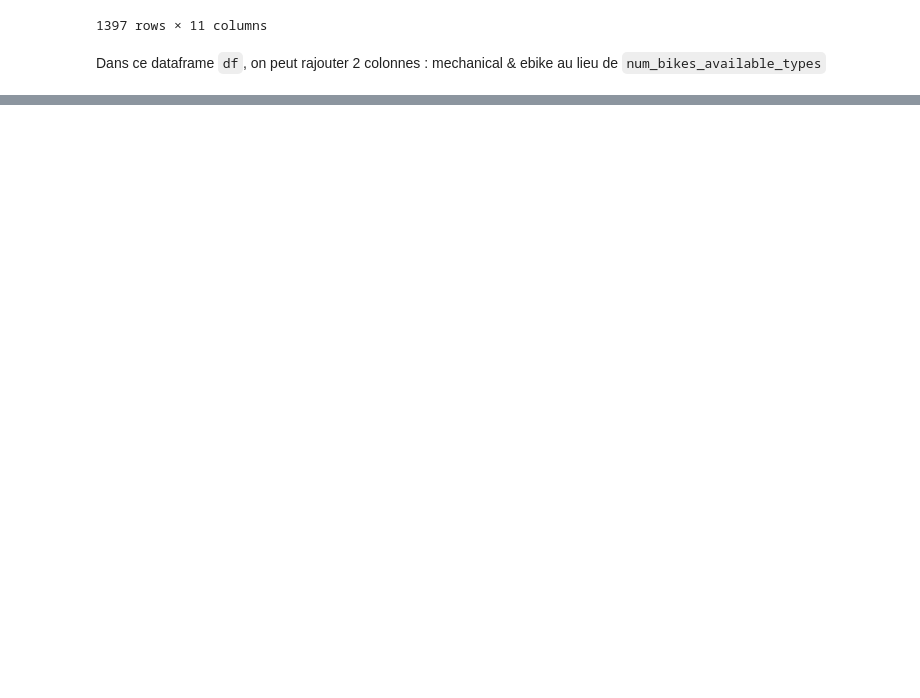
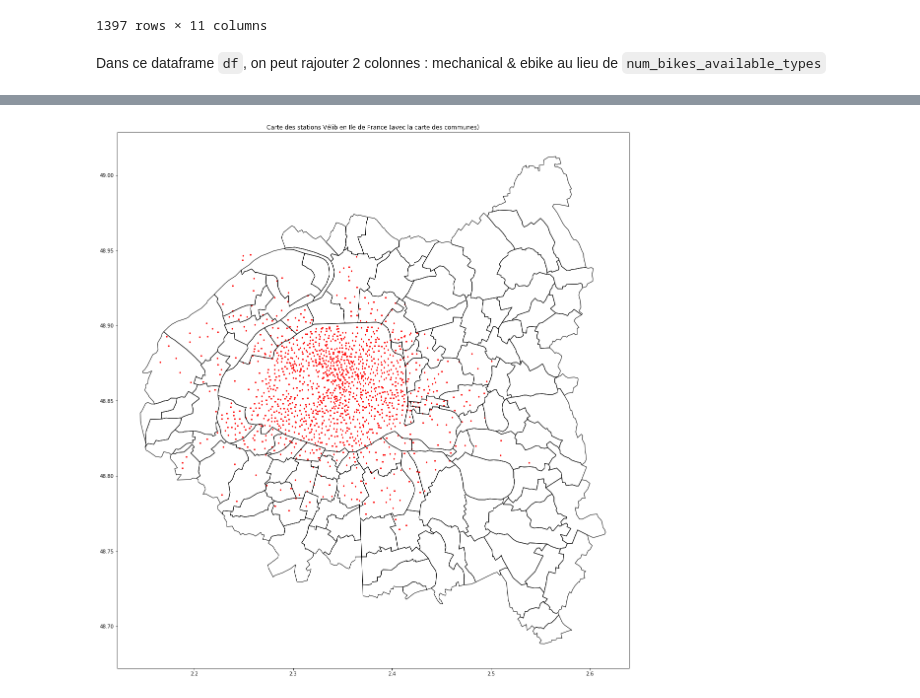
Before and after one commit to mathispuissant/StatApp, a Jupyter notebook: donnée/exploration.ipynb, the cells around one changed output, grey strips where cells are left out. Saved outputs shown, nothing was run; the diff lists cells and outputs as text; code cells hidden in the pictures; blank space fills up the shorter version.

Commit message:
Affichage de la carte des stations Vélib

```diff
--- a/donnée/exploration.ipynb
+++ b/donnée/exploration.ipynb
@@ -140,0 +126,5 @@ velib_clean.head()
+# %%
+# Création d'un géodataframe avec les données de géolocalisation des stations vélib
+gdf = gpd.GeoDataFrame(
+    df_station_info[['name' , 'capacity']], geometry=gpd.points_from_xy(df_station_info.lon, df_station_info.lat))
+gdf
@@ -140,0 +145,32 @@ velib_clean.head()
+# %%
+import requests
+import tempfile
+import zipfile
+
+url = 'https://www.data.gouv.fr/fr/datasets/r/07b7c9a2-d1e2-4da6-9f20-01a7b72d4b12'
+temporary_location = tempfile.gettempdir()
+
+def download_unzip(url, dirname = tempfile.gettempdir(), destname = "borders"):
+    myfile = requests.get(url)
+    open(dirname + '/' + destname + '.zip', 'wb').write(myfile.content)
+    with zipfile.ZipFile(dirname + '/' + destname + '.zip', 'r') as zip_ref:
+        zip_ref.extractall(dirname + '/' + destname)
+
+download_unzip(url)
+communes = gpd.read_file(temporary_location + "/borders/communes-20190101.json")
+
+communes_borders = gpd.read_file(temporary_location + "/borders/communes-20190101.json")
+communes_borders.crs
+
+communes['dep'] = communes.insee.str[:2]
+# %%
+# Affichage de la carte de l'Ile de France avec ses départements
+import matplotlib.pyplot as plt
+
+fig, ax = plt.subplots(1, 1, figsize=(20, 20))
+ax.set_aspect('equal')
+gdf.plot(ax=ax, marker='o', color='red', markersize=5)
+communes[communes['dep'].isin(['75','92','93','94'])].plot(ax = ax, zorder=1, edgecolor = "black", facecolor="none", color = None)
+ax.set_title("Carte des stations Vélib en Ile de France (avec la carte des communes)");
+# %% [output]
+[figure, added]
```
Also changed, not shown: parts of 7 cells of this notebook.
